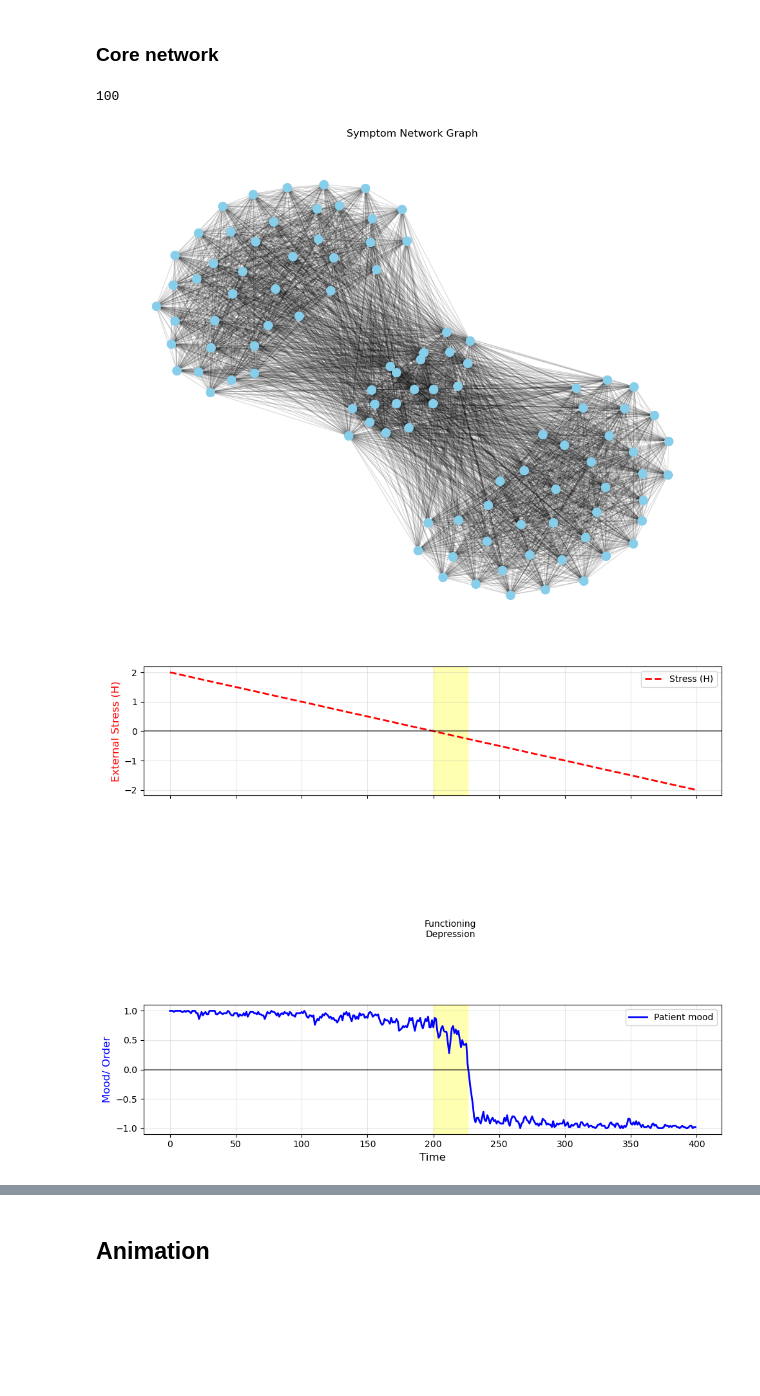
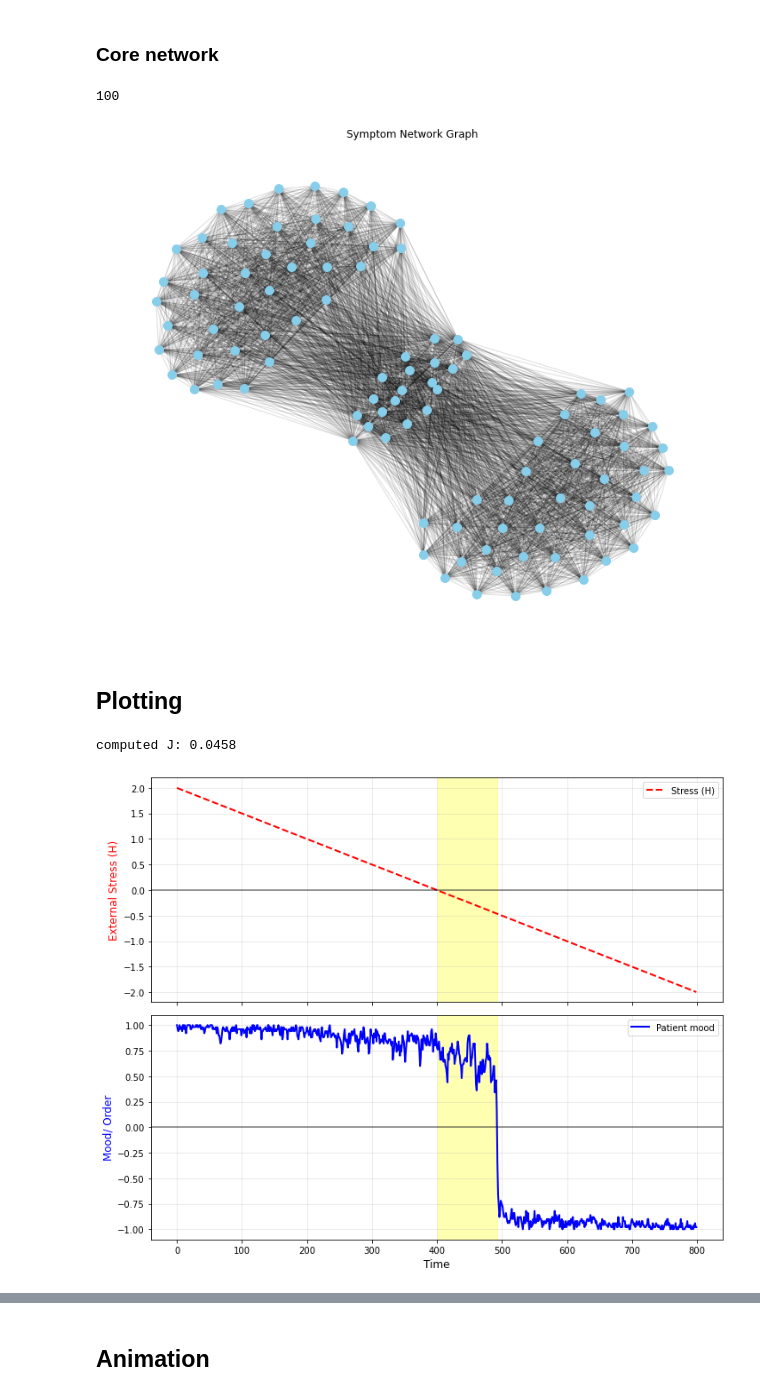
Before and after one commit to kylehtunis/psychopathology_css, a Jupyter notebook: project.ipynb, the cells around one changed output, grey strips where cells are left out. Cells and saved outputs as stored; diff of their text form; code cells hidden in the pictures; blank space fills up the shorter version.

Commit message:
ews-visualization

```diff
--- a/project.ipynb
+++ b/project.ipynb
@@ -243,7 +280,7 @@ def get_symptom_network(group_size=6, bridge_size=3): # TODO: @Kyle
     return G
 # %%
 G = get_symptom_network(40, 20)
-# G = nx.grid_2d_graph(10, 10)
+#G = nx.grid_2d_graph(20, 20, periodic=True)
 print(len(G.nodes))
 
 plt.figure(figsize=(10, 8))
@@ -252,13 +289,17 @@ nx.draw(G, pos, with_labels=False, node_color='skyblue',
         node_size=100, edge_color='#00000022', font_size=10)
 plt.title("Symptom Network Graph")
 plt.show()
-
-model = IsingSimulation(G, H=2.0, J=2.5, T=2.0, length=400, warmup=50)
-model.run(delta_H=-0.01)
 # %% [output]
 100
-[figure, old version]
+[figure, new version]
+# %% [markdown]
+## Plotting
 # %%
+model = IsingSimulation(G, H=2.0, J=None, T=2.269, length=800, warmup=50)
+
+model.run(delta_H=-0.005)
+
+
 fig, (ax1, ax2) = plt.subplots(2, 1, figsize=(10, 8), sharex=True)
 
 # top plot
@@ -273,32 +314,32 @@ ax1.legend(loc='upper right')
 bad_environment = model.h_history < 0
 
 # Where the patients mood is still healthy, bellow 0
 good_mood = model.order_history > 0
 
 # The points where the stress is negative but the mood is still positive
 metastable_indices = np.where(bad_environment & good_mood)[0]
 
 # If there are any points where the above conditions are valid draw a yelow zone
 if len(metastable_indices) > 0:
     start = metastable_indices[0]
     end = metastable_indices[-1]
     ax1.axvspan(start, end, color='yellow', alpha=0.3)
-    ax1.text((start+end)/2, -7.0, "Functioning\nDepression", ha='center', fontsize=10)
 
 # bottom plot
 ax2.plot(model.order_history, color='blue', linewidth=2, label="Patient mood")
 ax2.axhline(0, color='black', alpha=0.5)
 ax2.set_ylabel("Mood/ Order", color='blue', fontsize=12)
 ax2.set_xlabel("Time", fontsize=12)
 ax2.grid(True, alpha=0.3)
 ax2.legend(loc='upper right')
 
 # Yellow zone of the bottom graph
 if len(metastable_indices) > 0:
     ax2.axvspan(start, end, color='yellow', alpha=0.3)
 
 
 plt.tight_layout()
 plt.show()
 # %% [output]
+computed J: 0.0458
-[figure, old version]
+[figure, new version]
```
Also changed, not shown: parts of 6 cells of this notebook.
